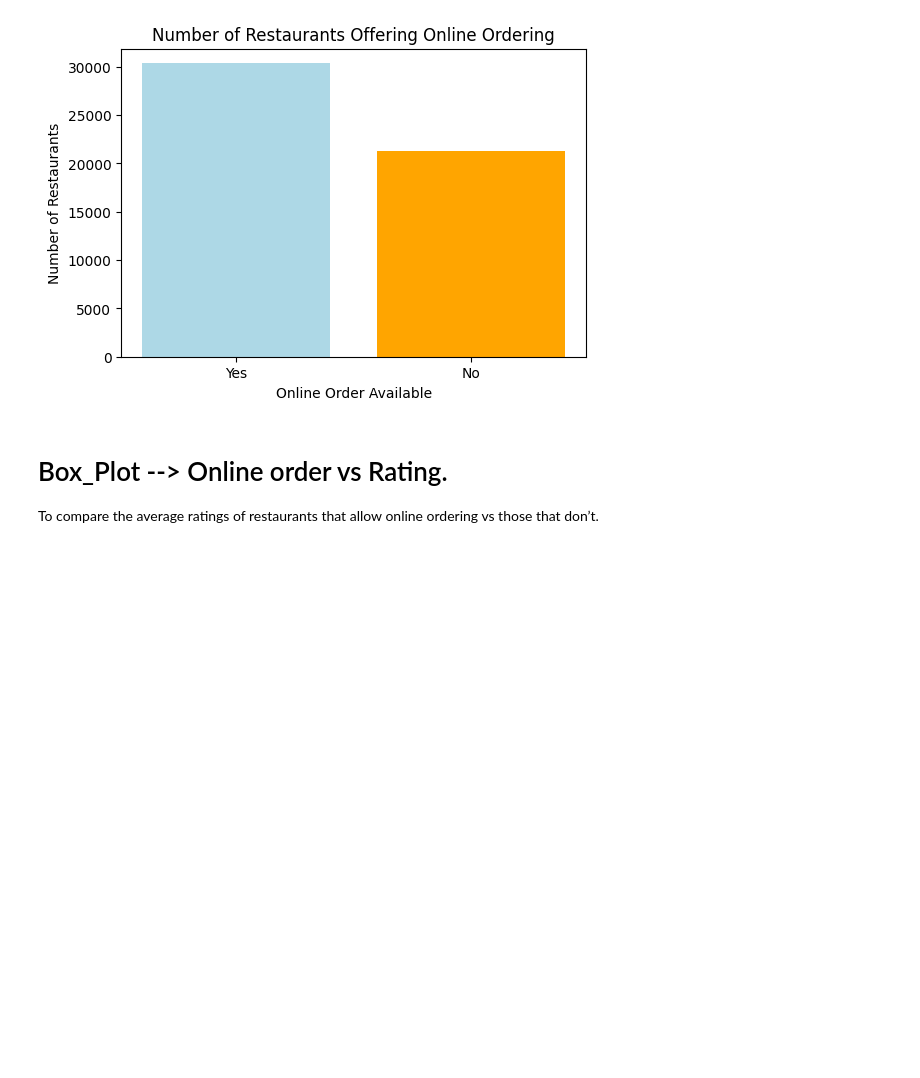
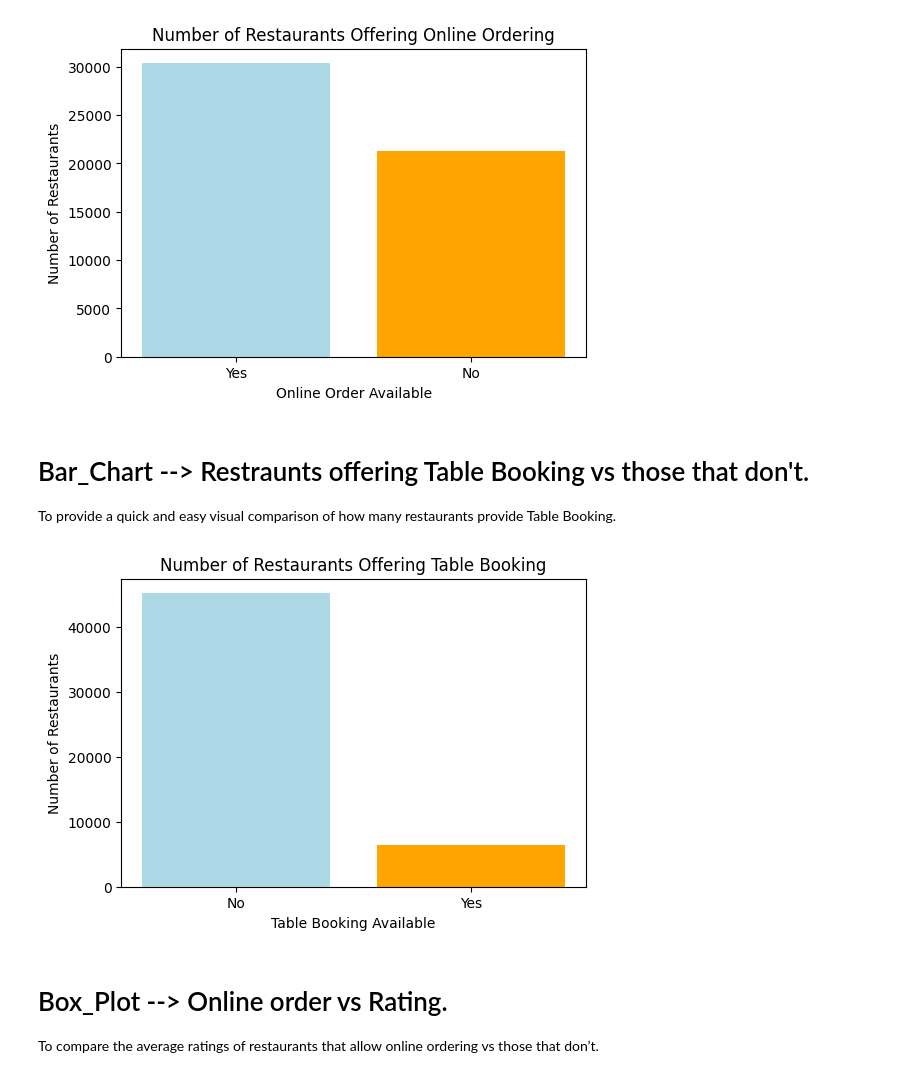
Before and after one commit to Shourya-gupta-01/Zomato_Dataset, a Jupyter notebook: analysis.ipynb, the cells around one changed output. Drawn from its saved outputs; the diff is of its cells as text; code cells hidden in the pictures; blank space fills up the shorter version.

Commit message:
Conduct analysis on Book_Table Column

```diff
--- a/analysis.ipynb
+++ b/analysis.ipynb
@@ -20,6 +20,22 @@ plt.title("Number of Restaurants Offering Online Ordering")
 plt.show()
 # %% [output]
 [figure]
+# %% [markdown]
+# Bar_Chart --> Restraunts offering Table Booking vs those that don't.
+
+To provide a quick and easy visual comparison of how many restaurants provide Table Booking.
+# %%
+table_booking_counts = df['Book_Table'].value_counts()
+
+colors = ['lightblue', 'orange']
+plt.figure(figsize=(6, 4))
+plt.bar(table_booking_counts.index,table_booking_counts.values,color=colors)
+plt.xlabel("Table Booking Available")
+plt.ylabel("Number of Restaurants")
+plt.title("Number of Restaurants Offering Table Booking")
+plt.show()
+# %% [output]
+[figure, added]
 # %% [markdown]
 # Box_Plot --> Online order vs Rating.
 
```
Also changed, not shown: parts of 8 cells of this notebook.
